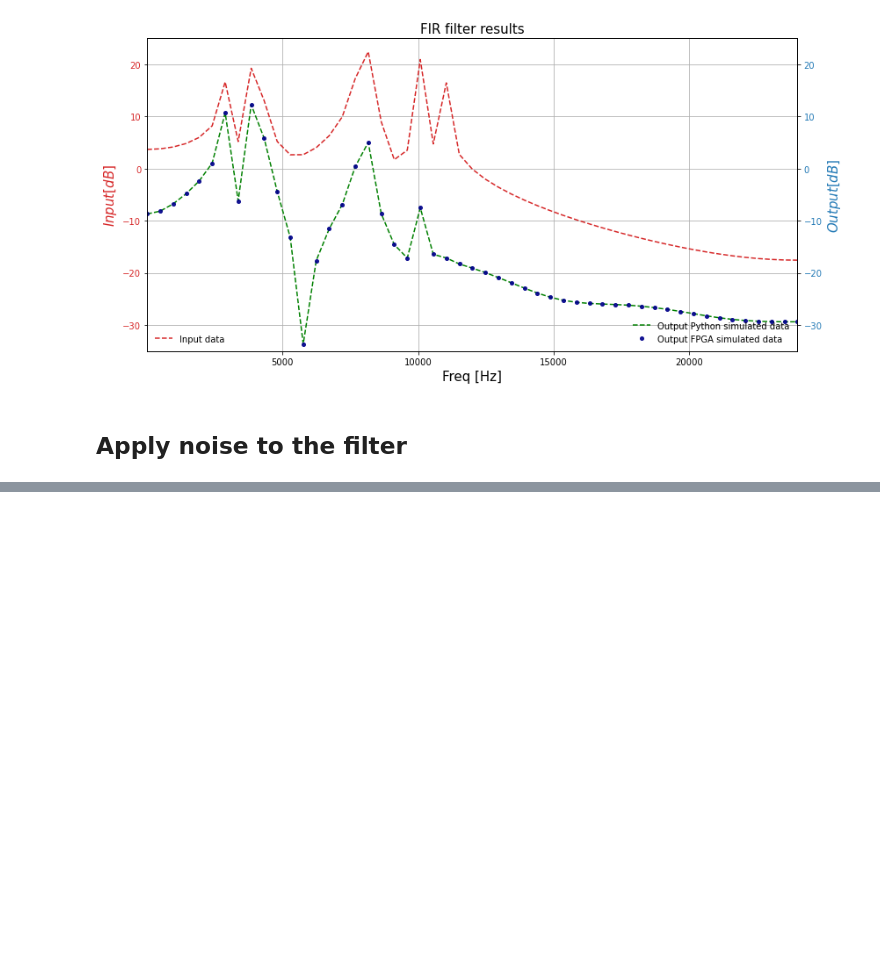
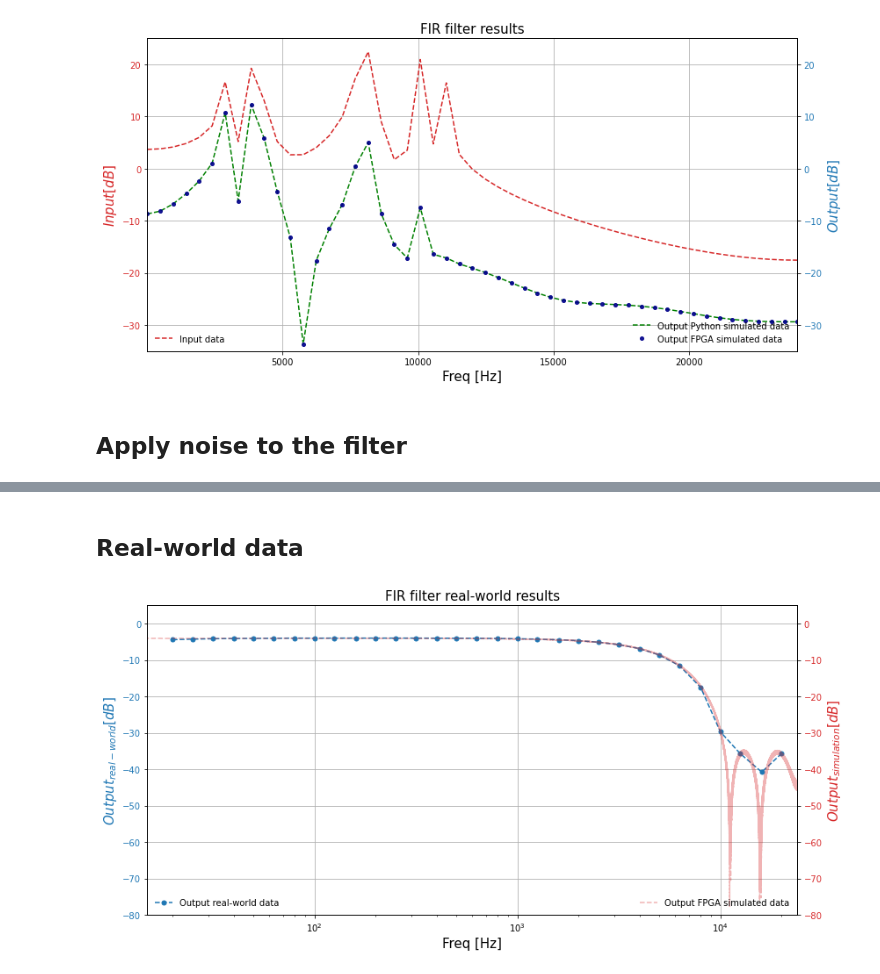
Before and after one commit to Gabriele-bot/MAPD_LAB, a Jupyter notebook: FIR_project/notebook/FIR_filter_ARTY.ipynb, the cells around one changed output, grey strips where cells are left out. Drawn from its saved outputs; the diff is of its cells as text; code cells hidden in the pictures; blank space fills up the shorter version.

```diff
--- a/FIR_project/notebook/FIR_filter_ARTY.ipynb
+++ b/FIR_project/notebook/FIR_filter_ARTY.ipynb
@@ -209,0 +210,45 @@ plt.show()
+# %% [markdown]
+## Real-world data
+# %%
+data_rw = np.loadtxt("in_out_file/Test_audio.txt")
+freq_rw = data_rw[:,0]
+out_rms = data_rw[:,1]
+y_errorbars = np.ones_like(out_rms)*0.03*20*np.log10(np.e)
+#y_errorbars_log =
+
+filtered_x_FPGA_wn = np.loadtxt("in_out_file/output_file_fir_wn.txt")/2**23
+fft_fil_FPGA = np.fft.rfft(filtered_x_FPGA_wn[:,0])
+
+x_wn = band_limited_noise(5, 24000, 48000, 48000)
+# %%
+color = 'tab:blue'
+fig, ax1 = plt.subplots(figsize=(12,6))
+ax1.set_ylabel('$Output_{real-world} [dB]$', color=color, fontsize=15)
+ax1.set_xlabel('Freq [Hz]', fontsize=15)
+line1 = ax1.plot(freq_rw, 20*np.log10(out_rms/out_rms[1]*np.abs(fft_fil_FPGA[1000])),
+                 'o--', markersize=5, color=color, label='Output real-world data')
+ax1.tick_params(axis='y', labelcolor=color)
+#ax1.set_ylim(5, 24000)
+ax1.set_title('FIR filter real-world results', fontsize=15)
+ax1.legend(loc='lower left', frameon=False)
+ax1.set_xscale('log')
+ax1.set_xlim(15,24000)
+ax1.set_ylim(-80,5)
+#ax1.set_yscale('log')
+ax1.grid(True)
+
+ax2 = ax1.twinx()
+
+color = 'tab:red'
+ax2.set_ylabel('$Output_{simulation} [dB]$', color=color, fontsize=15)
+line3 = ax2.plot(freq_dom, 20*np.log10(np.abs(fft_fil_FPGA)),
+                 '--', markersize=2, color=color, alpha=0.35, label='Output FPGA simulated data')
+ax2.tick_params(axis='y', labelcolor=color)
+ax2.legend(loc='lower right', frameon=False)
+ax2.set_ylim(-80,5)
+
+fig.tight_layout()
+plt.savefig('plots/real_wolrd_plot_log.pdf')
+plt.show()
+# %% [output]
+[figure, added]
```
Also changed, not shown: parts of 2 cells of this notebook, 10 other files.
